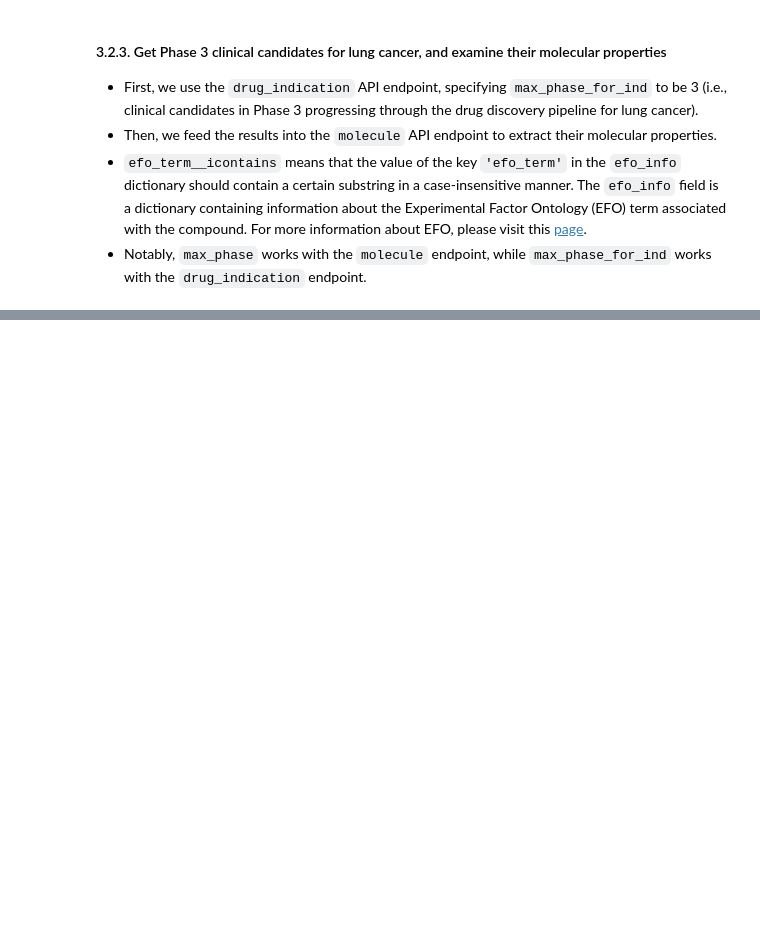
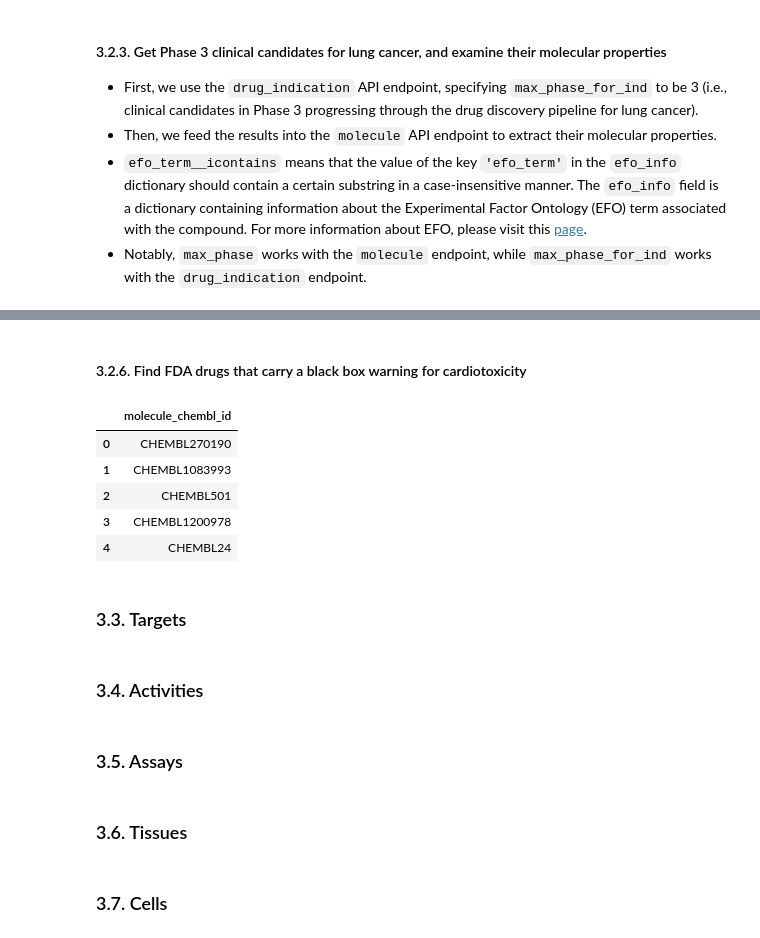
Before and after one commit to wehs7661/demos_hub, a Jupyter notebook: ChEMBL_webresource_client.ipynb, the cells around one changed output, grey strips where cells are left out. Drawn from its saved outputs; the diff is of its cells as text; code cells hidden in the pictures; blank space fills up the shorter version.

```diff
--- a/ChEMBL_webresource_client.ipynb
+++ b/ChEMBL_webresource_client.ipynb
@@ -430 +472,24 @@ lung_cancer_phase3.head()
+# %% [markdown]
+#### 3.2.6. Find FDA drugs that carry a black box warning for cardiotoxicity
+# %%
+drug_warning = new_client.drug_warning
+res = drug_warning.filter(warning_class__icontains='cardio', warning_type='Black Box Warning').only(['molecule_chembl_id'])
+pd.DataFrame(res).head()
+# %% [output]
+|  | molecule_chembl_id |
+| 0 | CHEMBL270190 |
+| 1 | CHEMBL1083993 |
+| 2 | CHEMBL501 |
+| 3 | CHEMBL1200978 |
+| 4 | CHEMBL24 |
+# %% [markdown]
+### 3.3. Targets
+# %% [markdown]
+### 3.4. Activities
+# %% [markdown]
+### 3.5. Assays
+# %% [markdown]
+### 3.6. Tissues
+# %% [markdown]
+### 3.7. Cells
 # %% [markdown]
```
Also changed, not shown: parts of 14 cells of this notebook.
